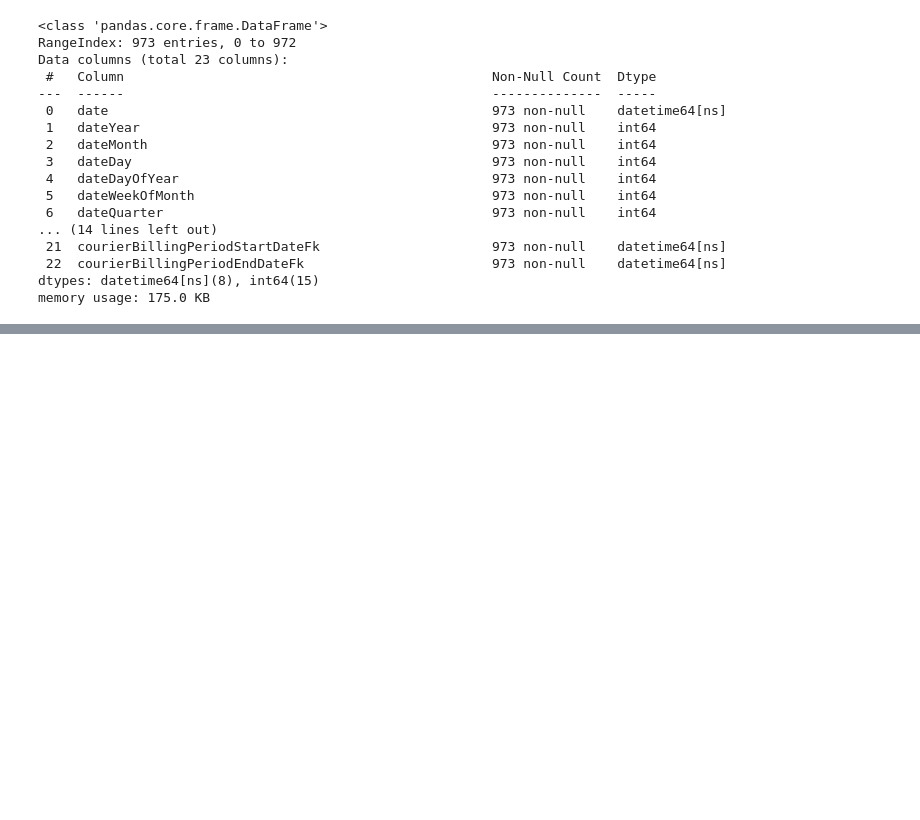
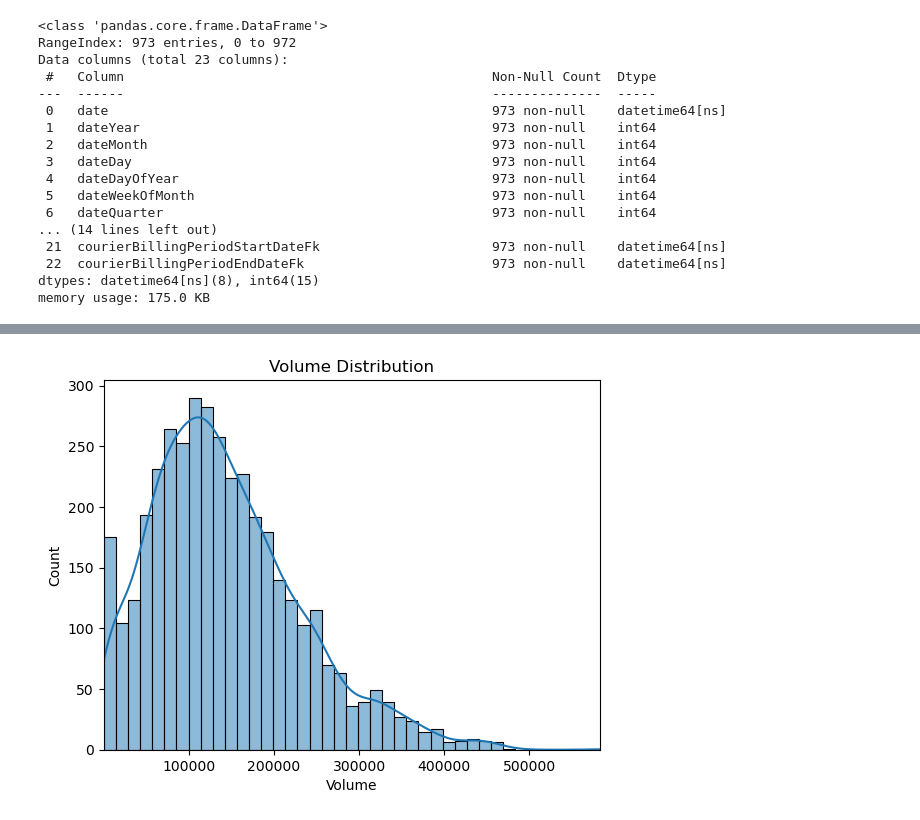
Before and after one commit to andrii-zapukhlyi/inpost_optimizing, a Jupyter notebook: inpost_forecast.ipynb, the cells around one changed output, grey strips where cells are left out. Cells and saved outputs as stored; diff of their text form; code cells hidden in the pictures; blank space fills up the shorter version.

```diff
--- a/inpost_forecast.ipynb
+++ b/inpost_forecast.ipynb
@@ -239,0 +356,7 @@ memory usage: 175.0 KB
+# %%
+sns.histplot(df2.Volume, kde = True)
+plt.xlim(df2.Volume.min(), df2.Volume.max())
+plt.title('Volume Distribution')
+plt.show()
+# %% [output]
+[figure, added]
```
Also changed, not shown: parts of 39 cells of this notebook, 1 other file.
